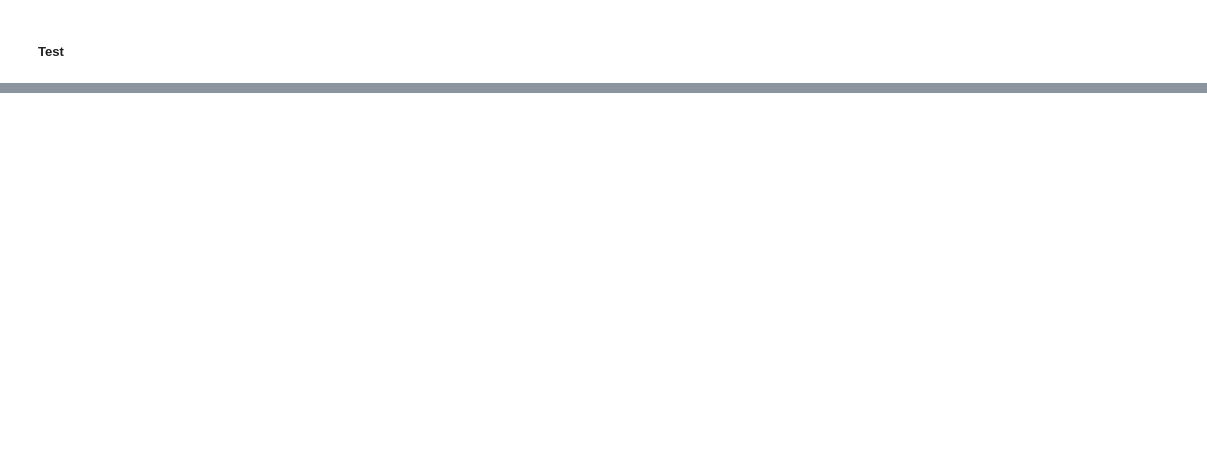
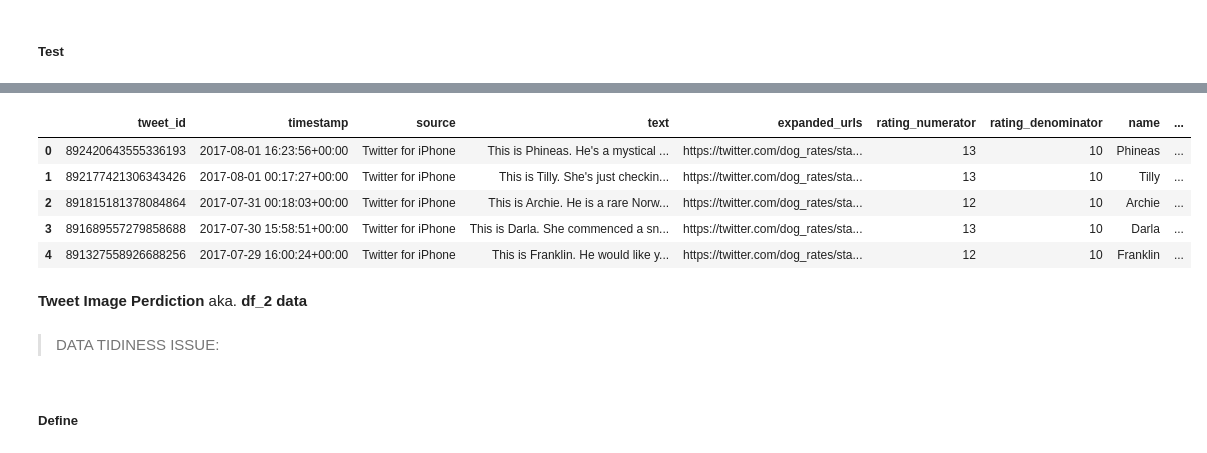
Before and after one commit to isaphu/Data-Wrangling-WeRateDog, a Jupyter notebook: wrangle_act.ipynb, the cells around one changed output, grey strips where cells are left out. Drawn from its saved outputs; the diff is of its cells as text; code cells hidden in the pictures; blank space fills up the shorter version.

Commit message:
data cleansing completed ready for analysis

```diff
--- a/wrangle_act.ipynb
+++ b/wrangle_act.ipynb
@@ -931,2 +961,31 @@ memory usage: 291.4+ KB
 # %% [markdown]
 ##### Test
+# %%
+#Algorithm sources: https://code.i-harness.com/en/q/19c9fbc
+
+# if there are NO stages specified then set 'None' to 1
+stage_none = lambda x: 1 if x == 0 else 0
+
+# reset values in 'none'
+df_1_clean['none'] = df_1_clean['none'].apply(stage_none)
+
+# Order the stages in increasing count order: floofer, puppo, doggo and pupper
+# set the choice order for dog stage based on count order
+stage = ['floofer', 'puppo', 'doggo', 'pupper', 'none']
+
+# set the conditions for selecting the dog stage based on count order
+conditions = [
+    (df_1_clean[stage[0]] == 1),
+    (df_1_clean[stage[1]] == 1),
+    (df_1_clean[stage[2]] == 1),
+    (df_1_clean[stage[3]] == 1),
+    (df_1_clean[stage[4]] == 1)]
+
+# select the dog stage based on the first successful condition; stage[4] is 'None'
+df_1_clean['stage'] = np.select(conditions, stage, default = stage[4])
+
+# now we can drop the original 4 dog stage columns, AND the temporary 'None'
+df_1_clean.drop(stage, axis = 1, inplace = True)
+
+# set the 'stage' column data type to category
+df_1_clean['stage'] = df_1_clean.stage.astype('category')
@@ -932,0 +1021,5 @@ memory usage: 291.4+ KB
+# %%
+#drop columns with zero values
+df_1_clean = df_1_clean.drop(['in_reply_to_status_id', 'in_reply_to_user_id',
+                              'retweeted_status_id','retweeted_status_user_id',
+                              'retweeted_status_timestamp'], axis = 1)
@@ -932,0 +1045,15 @@ memory usage: 291.4+ KB
+# %%
+df_1_clean.head()
+# %% [output]
+|  | tweet_id | timestamp | source | text | expanded_urls | rating_numerator | rating_denominator | name | ... |
+| 0 | 892420643555336193 | 2017-08-01 16:23:56+00:00 | Twitter for iPhone | This is Phineas. He's a mystical ... | https://twitter.com/dog_rates/sta... | 13 | 10 | Phineas | ... |
+| 1 | 892177421306343426 | 2017-08-01 00:17:27+00:00 | Twitter for iPhone | This is Tilly. She's just checkin... | https://twitter.com/dog_rates/sta... | 13 | 10 | Tilly | ... |
+| 2 | 891815181378084864 | 2017-07-31 00:18:03+00:00 | Twitter for iPhone | This is Archie. He is a rare Norw... | https://twitter.com/dog_rates/sta... | 12 | 10 | Archie | ... |
+| 3 | 891689557279858688 | 2017-07-30 15:58:51+00:00 | Twitter for iPhone | This is Darla. She commenced a sn... | https://twitter.com/dog_rates/sta... | 13 | 10 | Darla | ... |
+| 4 | 891327558926688256 | 2017-07-29 16:00:24+00:00 | Twitter for iPhone | This is Franklin. He would like y... | https://twitter.com/dog_rates/sta... | 12 | 10 | Franklin | ... |
+# %% [markdown]
+<strong>Tweet Image Perdiction</strong> aka. <strong>df_2 data</strong>
+# %% [markdown]
+> DATA TIDINESS ISSUE:
+# %% [markdown]
+##### Define
```
Also changed, not shown: parts of 30 cells of this notebook.
